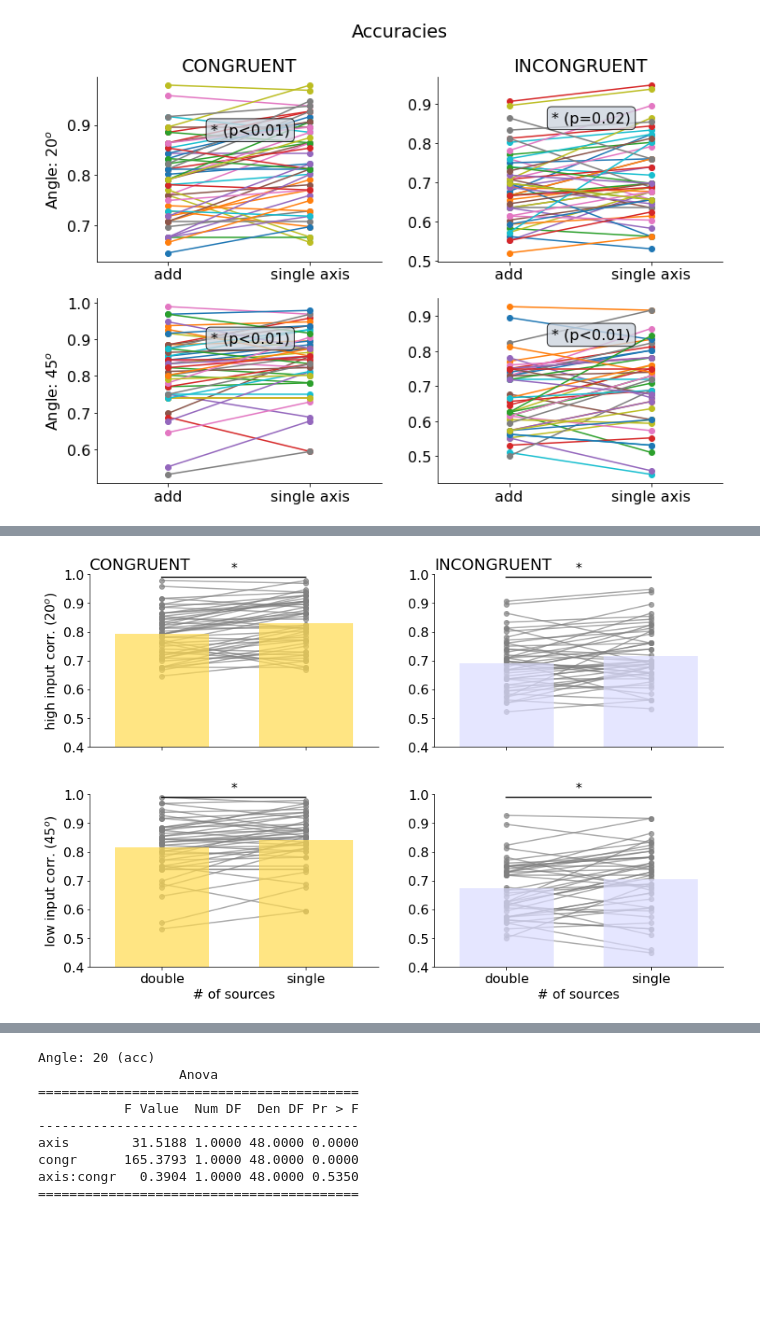
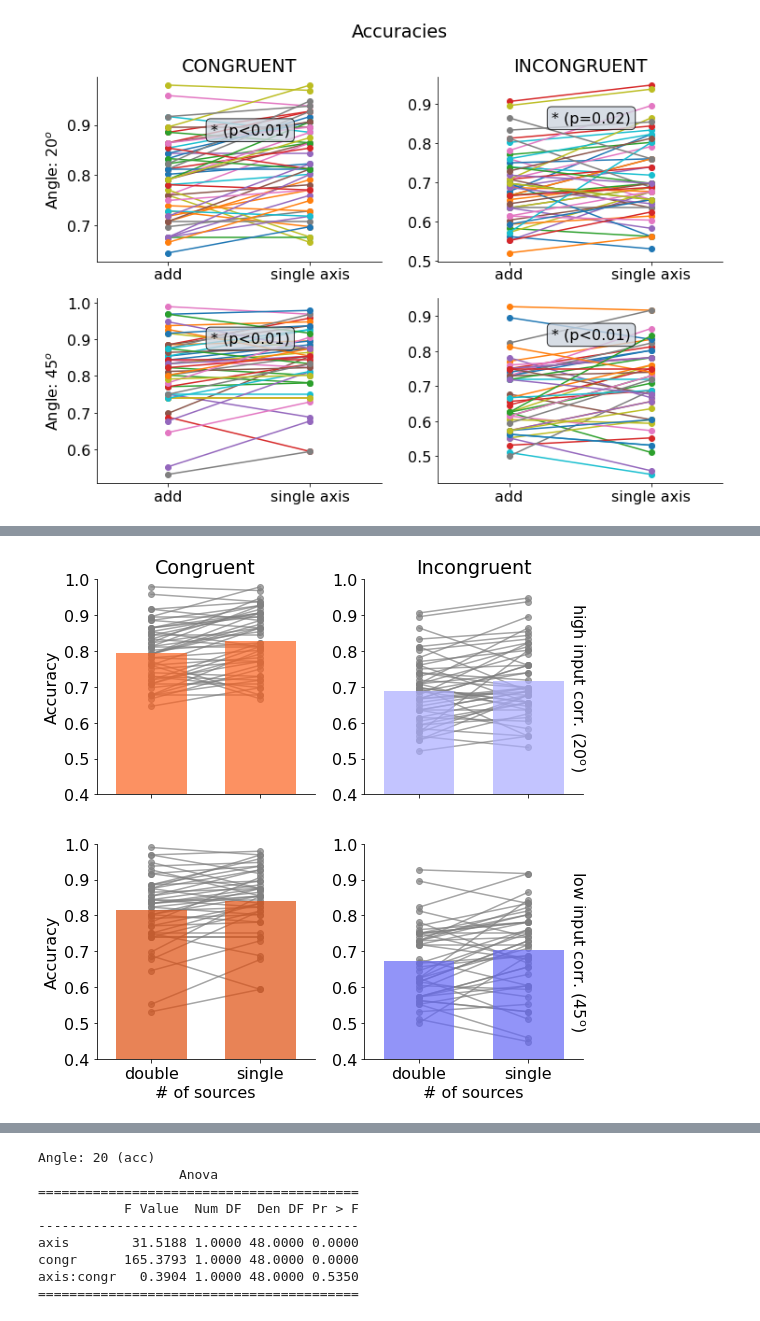
Before and after one commit to dokato/2drdk, a Jupyter notebook: data_analysis.ipynb, the cells around one changed output, grey strips where cells are left out. Drawn from its saved outputs; the diff is of its cells as text; code cells hidden in the pictures; blank space fills up the shorter version.

```diff
--- a/data_analysis.ipynb
+++ b/data_analysis.ipynb
@@ -173,22 +173,22 @@ for fp in data_files:
 plt.figure(figsize=(12,10))
 plt.subplot(211)
 for i in range(len(subj_20)):
-    plt.plot(range(len(subj_20[i]['part1']['stairs_c1'])), subj_20[i]['part1']['stairs_c1'])
+    plt.plot(range(len(subj_20[i]['part1']['stairs_c1'])), np.array(subj_20[i]['part1']['stairs_c1'])*100)
 for i in range(len(subj_45)):
-    plt.plot(range(len(subj_45[i]['part1']['stairs_c1'])), subj_45[i]['part1']['stairs_c1'])
-plt.title('Staircase C1')
-plt.ylabel('Coherence')
+    plt.plot(range(len(subj_45[i]['part1']['stairs_c1'])), np.array(subj_45[i]['part1']['stairs_c1'])*100)
+#plt.title('Staircase Coherence 1')
+plt.ylabel('Coherence 1 (%)')
 plt.xlim([-1, 120])
 plt.tick_params(axis='y', labelsize=14)
 plt.tick_params(axis='x', labelsize=14)
 plt.subplot(212)
 for i in range(len(subj_20)):
-    plt.plot(range(len(subj_20[i]['part1']['stairs_c2'])), subj_20[i]['part1']['stairs_c2'])
+    plt.plot(range(len(subj_20[i]['part1']['stairs_c2'])), np.array(subj_20[i]['part1']['stairs_c2'])*100)
 for i in range(len(subj_45)):
-    plt.plot(range(len(subj_45[i]['part1']['stairs_c2'])), subj_45[i]['part1']['stairs_c2'])
-plt.title('Staircase C2')
+    plt.plot(range(len(subj_45[i]['part1']['stairs_c2'])), np.array(subj_45[i]['part1']['stairs_c2'])*100)
+#plt.title('Staircase Coherence 2')
 plt.xlabel('steps')
-plt.ylabel('Coherence')
+plt.ylabel('Coherence 2 (%)')
 plt.xlim([-1, 120])
 plt.tick_params(axis='y', labelsize=14)
 plt.tick_params(axis='x', labelsize=14)
@@ -572,25 +583,29 @@ plt.show()
 # %%
-plt.figure(figsize=(12,8))
+plt.figure(figsize=(8,8))
 plt.subplot(221)
-plot_paired_barplots(correct_congr_20, correct_congr_tr_20, p_val = p_con_20,
-                      name1 = '', name2 = '', y_label = 'high input corr. (20$^o$)',
-                      bar_col = '#ffda4f', y_lim = [0.4, 1], x_label = ' ', p_pos=1.01)
-plt.title('CONGRUENT', loc = 'left')
-plt.subplot(222)
-plot_paired_barplots(correct_incon_20, correct_incon_tr_20, p_val = p_inc_20,
+plot_paired_barplots(correct_congr_20, correct_congr_tr_20, p_val = None,
+                      name1 = '', name2 = '', y_label = 'Accuracy',
+                      bar_col = '#fb6220', y_lim = [0.4, 1], x_label = ' ', p_pos=1.01)
+plt.title('Congruent')
+ax = plt.subplot(222)
+plot_paired_barplots(correct_incon_20, correct_incon_tr_20, p_val = None,
                       name1 = '', name2 = '', y_label = ' ',
-                      bar_col = '#dbdcff', y_lim = [0.4, 1], x_label = ' ', p_pos=1.01)
-plt.title('INCONGRUENT', loc = 'left')
+                      bar_col = '#aaacff', y_lim = [0.4, 1], x_label = ' ', p_pos=1.01)
+ax.yaxis.set_label_position("right")
+ax.set_ylabel('high input corr. (20$^\mathrm{o}$)', rotation=270)
+plt.title('Incongruent')
 plt.subplot(223)
-plot_paired_barplots(correct_congr_45, correct_congr_tr_45, p_val = p_con_45,
-                      name1 = 'double', name2 = 'single', y_label = 'low input corr. (45$^o$)',
-                      bar_col = '#ffda4f', y_lim = [0.4, 1], x_label = '# of sources', p_pos=1.01)
-plt.subplot(224)
-plot_paired_barplots(correct_incon_45, correct_incon_tr_45, p_val = p_inc_45,
+plot_paired_barplots(correct_congr_45, correct_congr_tr_45, p_val = None,
+                      name1 = 'double', name2 = 'single', y_label = 'Accuracy',
+                      bar_col = '#df4e0f', y_lim = [0.4, 1], x_label = '# of sources', p_pos=1.01)
+ax = plt.subplot(224)
+plot_paired_barplots(correct_incon_45, correct_incon_tr_45, p_val = None,
                       name1 = 'double', name2 = 'single', y_label = ' ',
-                      bar_col = '#dbdcff', y_lim = [0.4, 1], x_label = '# of sources', p_pos=1.01)
+                      bar_col = '#6467f6', y_lim = [0.4, 1], x_label = '# of sources', p_pos=1.01)
+ax.yaxis.set_label_position("right")
+ax.set_ylabel('low input corr. (45$^\mathrm{o}$)', rotation=270)
 plt.tight_layout()
 plt.savefig('accuracies_bars.png')
 plt.show()
 # %% [output]
-[figure, old version]
+[figure, new version]
```
Also changed, not shown: parts of 11 cells of this notebook, 7 other files.
